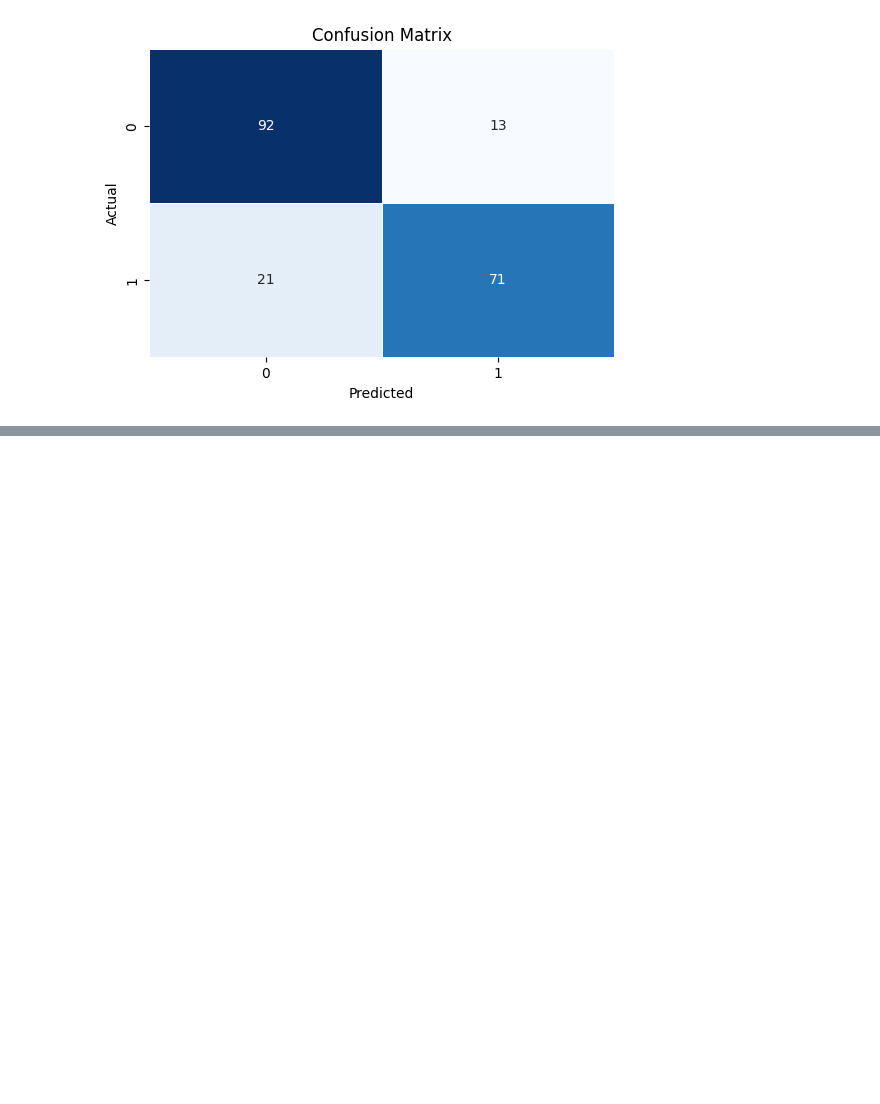
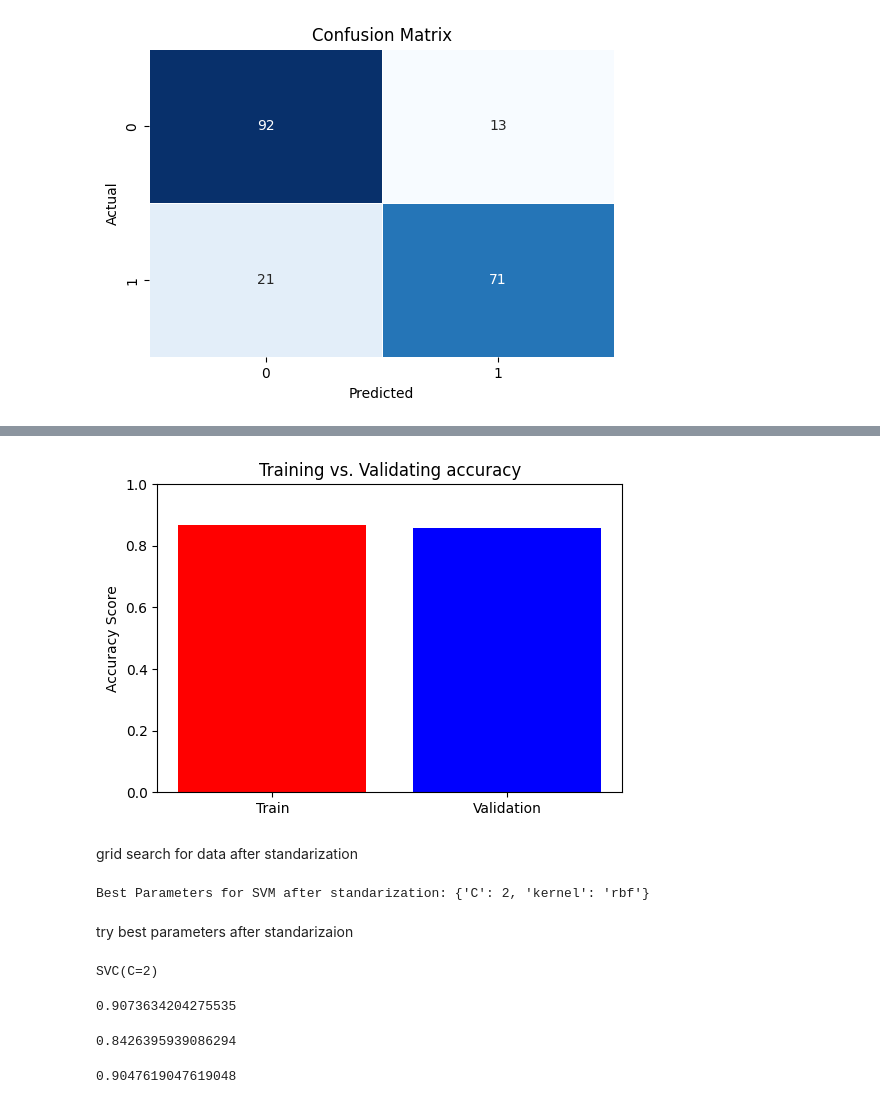
Before and after one commit to MoBialyy/MLprojHeartFailure, a Jupyter notebook: mL_project_(1)[1].ipynb, the cells around one changed output, grey strips where cells are left out. Cells and saved outputs as stored; diff of their text form; code cells hidden in the pictures; blank space fills up the shorter version.

```diff
--- a/mL_project_(1)[1].ipynb
+++ b/mL_project_(1)[1].ipynb
@@ -964,0 +1118,2 @@ plt.show()
+# %%
+model_svm_grid = SVC(C=31,kernel="linear")
@@ -964,0 +1139,11 @@ plt.show()
+# %%
+plt.figure(figsize=(6, 4))
+plt.bar(['Train', 'Validation'], [train_accuracy_svm_grid,validation_accuracy_svm_grid], color=['red', 'blue'])
+plt.title('Training vs. Validating accuracy')
+plt.ylabel('Accuracy Score')
+plt.ylim(0, 1)
+plt.show()
+# %% [output]
+[figure, added]
+# %% [markdown]
+grid search for data after standarization
@@ -964,0 +1156,7 @@ plt.show()
+# %%
+clf_1.fit(X_train1, y_train1)
+print("\nBest Parameters for SVM after standarization:", clf_1.best_params_)
+# %% [output]
+Best Parameters for SVM after standarization: {'C': 2, 'kernel': 'rbf'}
+# %% [markdown]
+try best parameters after standarizaion
@@ -964,0 +1165,19 @@ plt.show()
+# %%
+model_svm_grid_1.fit(X_train1 , y_train1)
+# %% [output]
+SVC(C=2)
+# %%
+train_accuracy_svm_grid_1 = model_svm_grid_1.score(X_train1,y_train1)
+train_accuracy_svm_grid_1
+# %% [output]
+0.9073634204275535
+# %%
+test_accuracy_svm_grid_1 = model_svm_grid_1.score(X_test1,y_test1)
+test_accuracy_svm_grid_1
+# %% [output]
+0.8426395939086294
+# %%
+validation_accuracy_svm_grid_1 = model_svm_grid_1.score(X_val1,y_val1)
+validation_accuracy_svm_grid_1
+# %% [output]
+0.9047619047619048
```
Also changed, not shown: parts of 43 cells of this notebook.
